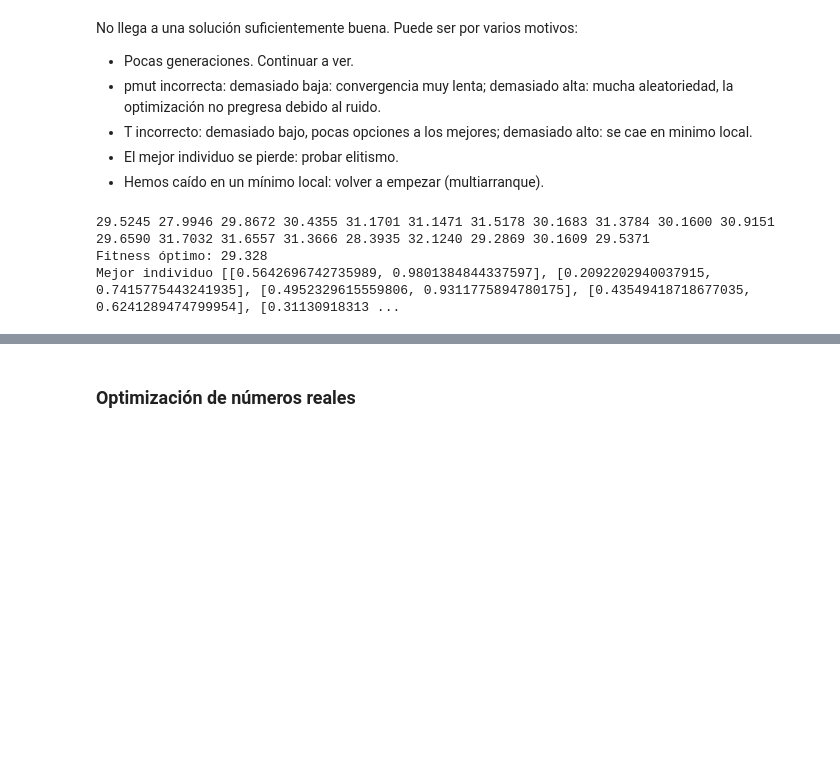
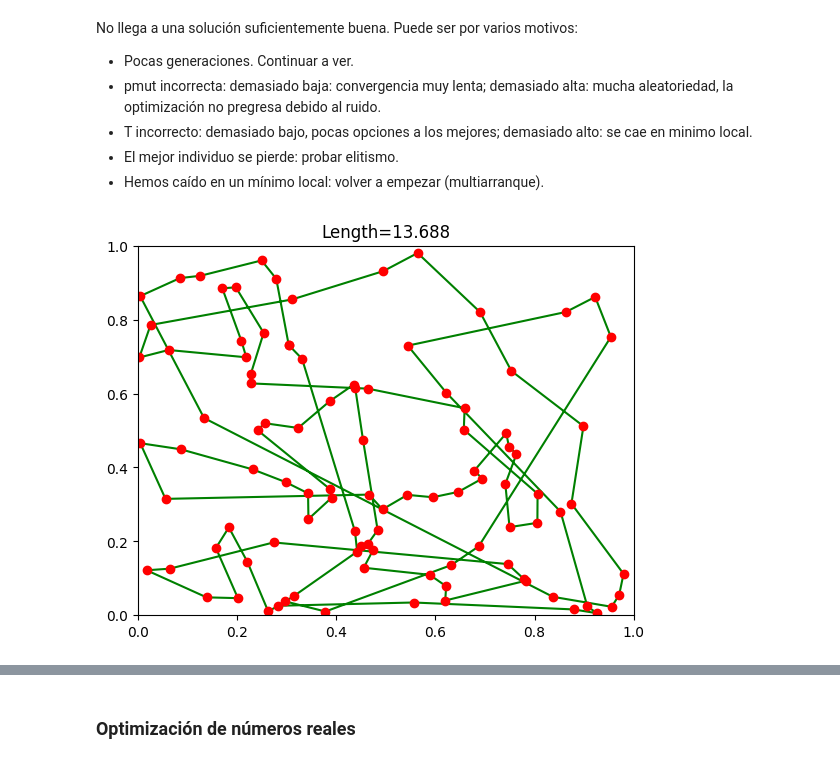
Before and after one commit to pintamonas4575/BIOCOMP-project-MAADM-UPM, a Jupyter notebook: AG alumno.ipynb, the cells around one changed output, grey strips where cells are left out. Drawn from its saved outputs; the diff is of its cells as text; code cells hidden in the pictures; blank space fills up the shorter version.

```diff
--- a/AG alumno.ipynb
+++ b/AG alumno.ipynb
@@ -275,12 +189,11 @@ No llega a una solución suficientemente buena. Puede ser por varios motivos:
   * Hemos caído en un mínimo local: volver a empezar (multiarranque).
 # %%
 # aumentamos generaciones
-
-pop = evolve(pop, globaldist, 1/100, ngen=10000, trace=500)
+pop = create(cities)
+pop = evolve(pop, globaldist, 5/100, ngen=10000, trace=500)
+draw(pop[0])
 # %% [output]
-29.5245 27.9946 29.8672 30.4355 31.1701 31.1471 31.5178 30.1683 31.3784 30.1600 30.9151 29.6590 31.7032 31.6557 31.3666 28.3935 32.1240 29.2869 30.1609 29.5371
-Fitness óptimo: 29.328
-Mejor individuo [[0.5642696742735989, 0.9801384844337597], [0.2092202940037915, 0.7415775443241935], [0.4952329615559806, 0.9311775894780175], [0.43549418718677035, 0.6241289474799954], [0.31130918313 ...
+[figure, added]
 # %%
 # la optimización se estanca, quizá es que T es demasiado bajo
 
```
Also changed, not shown: parts of 14 cells of this notebook.
